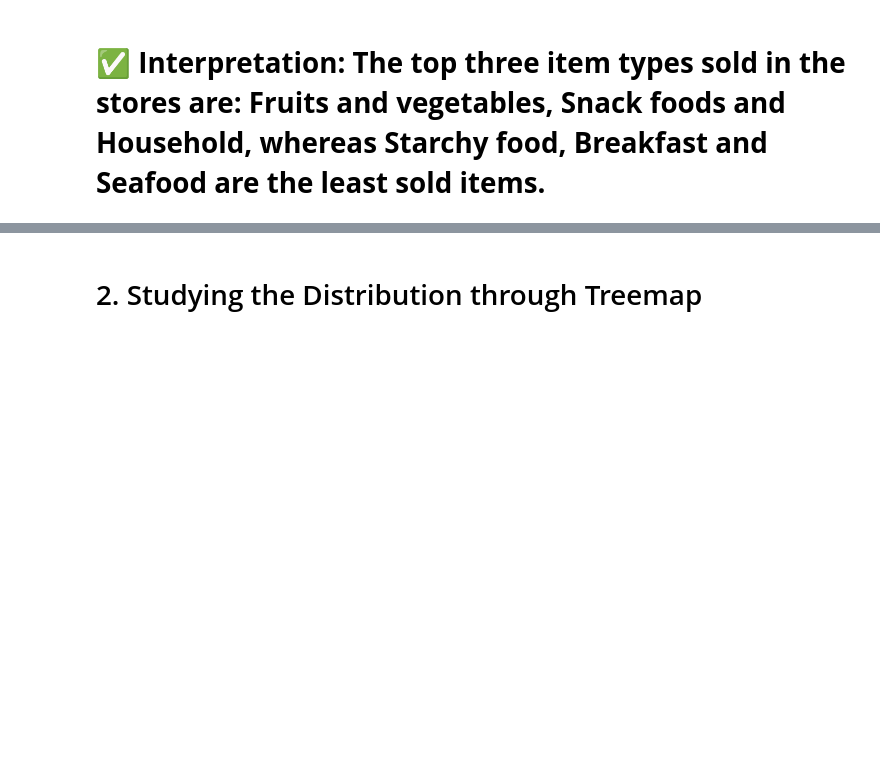
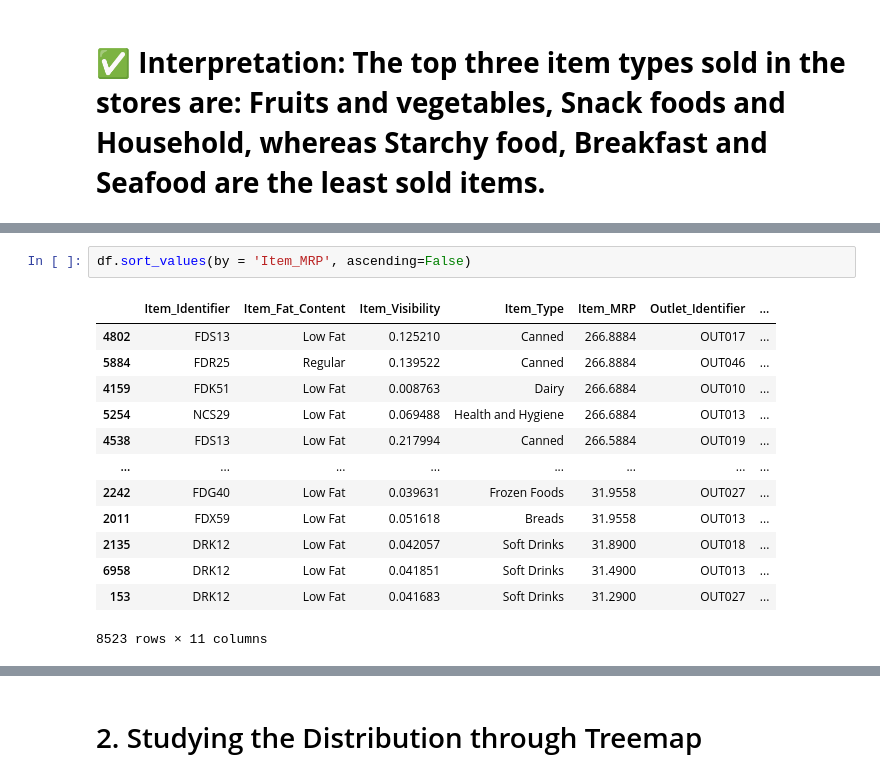
Before and after one commit to Souha-Kabtni/Food-Sales-Predictions, a Jupyter notebook: Souha_Kabtni_Project_1_Part_3_(Core)_Phase.ipynb, the cells around one changed output, grey strips where cells are left out. Drawn from its saved outputs; the diff is of its cells as text; blank space fills up the shorter version.

```diff
--- a/Souha_Kabtni_Project_1_Part_3_(Core)_Phase.ipynb
+++ b/Souha_Kabtni_Project_1_Part_3_(Core)_Phase.ipynb
@@ -399,0 +487,16 @@ plt.show();
+# %%
+df.sort_values(by = 'Item_MRP', ascending=False)
+# %% [output]
+|  | Item_Identifier | Item_Fat_Content | Item_Visibility | Item_Type | Item_MRP | Outlet_Identifier | ... |
+| 4802 | FDS13 | Low Fat | 0.125210 | Canned | 266.8884 | OUT017 | ... |
+| 5884 | FDR25 | Regular | 0.139522 | Canned | 266.8884 | OUT046 | ... |
+| 4159 | FDK51 | Low Fat | 0.008763 | Dairy | 266.6884 | OUT010 | ... |
+| 5254 | NCS29 | Low Fat | 0.069488 | Health and Hygiene | 266.6884 | OUT013 | ... |
+| 4538 | FDS13 | Low Fat | 0.217994 | Canned | 266.5884 | OUT019 | ... |
+| ... | ... | ... | ... | ... | ... | ... | ... |
+| 2242 | FDG40 | Low Fat | 0.039631 | Frozen Foods | 31.9558 | OUT027 | ... |
+| 2011 | FDX59 | Low Fat | 0.051618 | Breads | 31.9558 | OUT013 | ... |
+| 2135 | DRK12 | Low Fat | 0.042057 | Soft Drinks | 31.8900 | OUT018 | ... |
+| 6958 | DRK12 | Low Fat | 0.041851 | Soft Drinks | 31.4900 | OUT013 | ... |
+| 153 | DRK12 | Low Fat | 0.041683 | Soft Drinks | 31.2900 | OUT027 | ... |
+8523 rows × 11 columns
```
Also changed, not shown: parts of 21 cells of this notebook.
